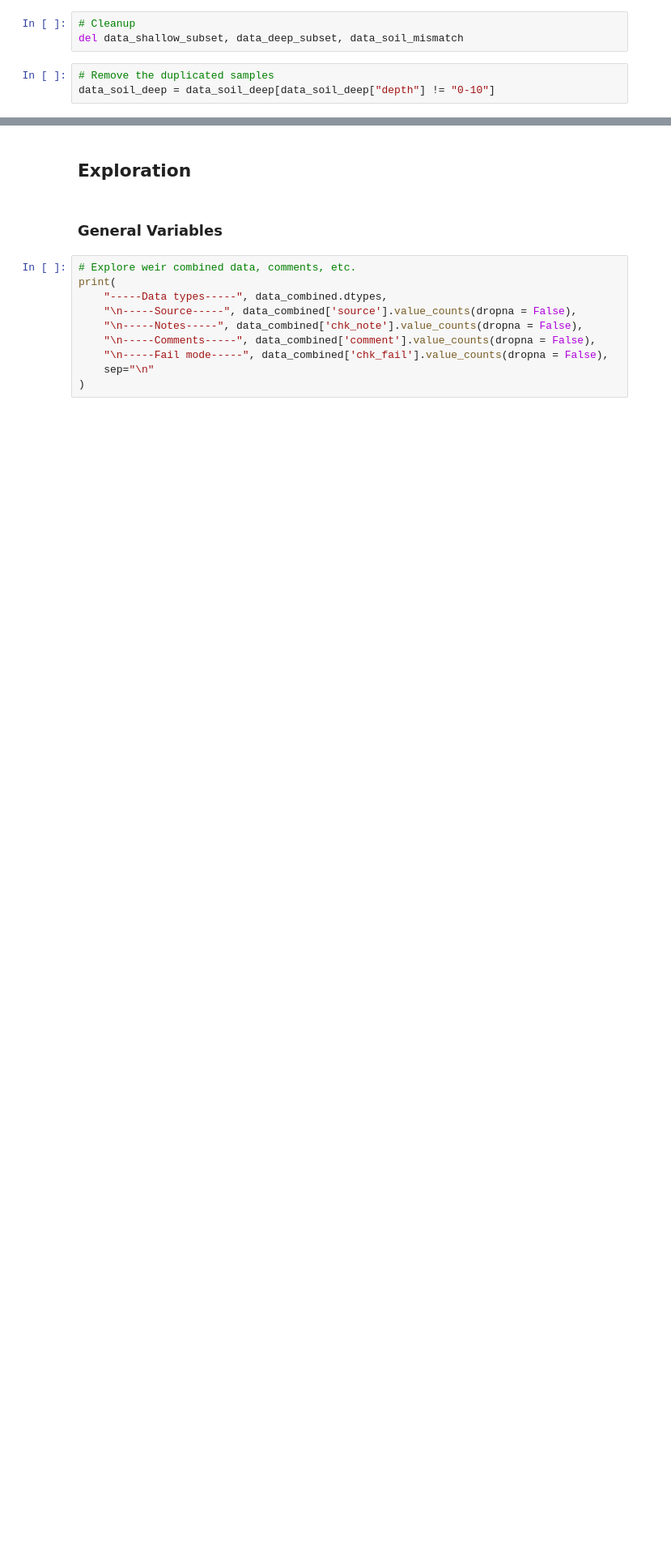
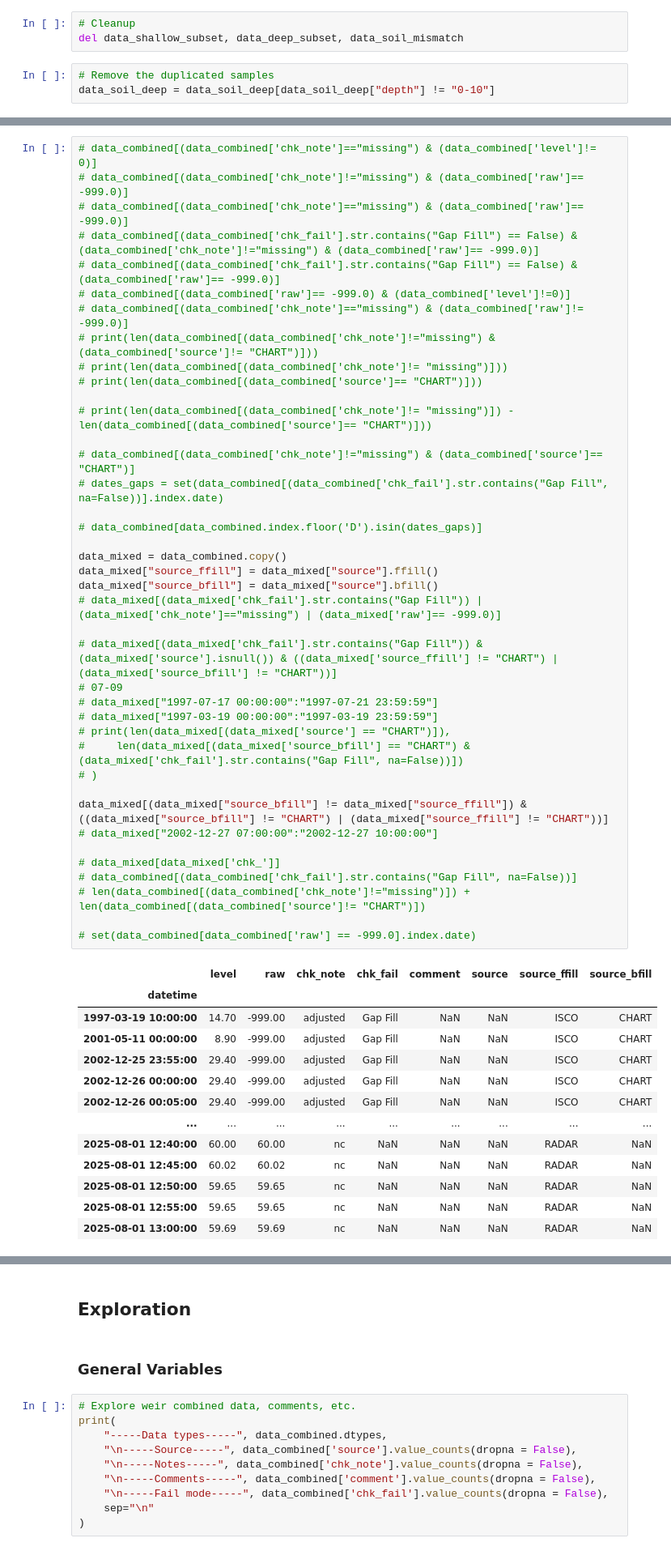
Before and after one commit to gmcginnis/info-698-capstone, a Jupyter notebook: 01_eda.ipynb, the cells around one changed output, grey strips where cells are left out. Shown at 81% size. Saved outputs shown, nothing was run; the diff lists cells and outputs as text; blank space fills up the shorter version.

```diff
--- a/01_eda.ipynb
+++ b/01_eda.ipynb
@@ -371,0 +581,54 @@ data_soil_deep = data_soil_deep[data_soil_deep["depth"] != "0-10"]
+# %%
+# data_combined[(data_combined['chk_note']=="missing") & (data_combined['level']!= 0)]
+# data_combined[(data_combined['chk_note']!="missing") & (data_combined['raw']== -999.0)]
+# data_combined[(data_combined['chk_note']=="missing") & (data_combined['raw']== -999.0)]
+# data_combined[(data_combined['chk_fail'].str.contains("Gap Fill") == False) & (data_combined['chk_note']!="missing") & (data_combined['raw']== -999.0)]
+# data_combined[(data_combined['chk_fail'].str.contains("Gap Fill") == False) & (data_combined['raw']== -999.0)]
+# data_combined[(data_combined['raw']== -999.0) & (data_combined['level']!=0)]
+# data_combined[(data_combined['chk_note']=="missing") & (data_combined['raw']!= -999.0)]
+# print(len(data_combined[(data_combined['chk_note']!="missing") & (data_combined['source']!= "CHART")]))
+# print(len(data_combined[(data_combined['chk_note']!= "missing")]))
+# print(len(data_combined[(data_combined['source']== "CHART")]))
+
+# print(len(data_combined[(data_combined['chk_note']!= "missing")]) - len(data_combined[(data_combined['source']== "CHART")]))
+
+# data_combined[(data_combined['chk_note']!="missing") & (data_combined['source']== "CHART")]
+# dates_gaps = set(data_combined[(data_combined['chk_fail'].str.contains("Gap Fill", na=False))].index.date)
+
+# data_combined[data_combined.index.floor('D').isin(dates_gaps)]
+
+data_mixed = data_combined.copy()
+data_mixed["source_ffill"] = data_mixed["source"].ffill()
+data_mixed["source_bfill"] = data_mixed["source"].bfill()
+# data_mixed[(data_mixed['chk_fail'].str.contains("Gap Fill")) | (data_mixed['chk_note']=="missing") | (data_mixed['raw']== -999.0)]
+
+# data_mixed[(data_mixed['chk_fail'].str.contains("Gap Fill")) & (data_mixed['source'].isnull()) & ((data_mixed['source_ffill'] != "CHART") | (data_mixed['source_bfill'] != "CHART"))]
+# 07-09
+# data_mixed["1997-07-17 00:00:00":"1997-07-21 23:59:59"]
+# data_mixed["1997-03-19 00:00:00":"1997-03-19 23:59:59"]
+# print(len(data_mixed[(data_mixed['source'] == "CHART")]),
+#     len(data_mixed[(data_mixed['source_bfill'] == "CHART") & (data_mixed['chk_fail'].str.contains("Gap Fill", na=False))])
+# )
+
+data_mixed[(data_mixed["source_bfill"] != data_mixed["source_ffill"]) & ((data_mixed["source_bfill"] != "CHART") | (data_mixed["source_ffill"] != "CHART"))]
+# data_mixed["2002-12-27 07:00:00":"2002-12-27 10:00:00"]
+
+# data_mixed[data_mixed['chk_']]
+# data_combined[(data_combined['chk_fail'].str.contains("Gap Fill", na=False))]
+# len(data_combined[(data_combined['chk_note']!="missing")]) + len(data_combined[(data_combined['source']!= "CHART")])
+
+# set(data_combined[data_combined['raw'] == -999.0].index.date)
+# %% [output]
+|  | level | raw | chk_note | chk_fail | comment | source | source_ffill | source_bfill |
+| datetime |  |  |  |  |  |  |  |  |
+| 1997-03-19 10:00:00 | 14.70 | -999.00 | adjusted | Gap Fill | NaN | NaN | ISCO | CHART |
+| 2001-05-11 00:00:00 | 8.90 | -999.00 | adjusted | Gap Fill | NaN | NaN | ISCO | CHART |
+| 2002-12-25 23:55:00 | 29.40 | -999.00 | adjusted | Gap Fill | NaN | NaN | ISCO | CHART |
+| 2002-12-26 00:00:00 | 29.40 | -999.00 | adjusted | Gap Fill | NaN | NaN | ISCO | CHART |
+| 2002-12-26 00:05:00 | 29.40 | -999.00 | adjusted | Gap Fill | NaN | NaN | ISCO | CHART |
+| ... | ... | ... | ... | ... | ... | ... | ... | ... |
+| 2025-08-01 12:40:00 | 60.00 | 60.00 | nc | NaN | NaN | NaN | RADAR | NaN |
+| 2025-08-01 12:45:00 | 60.02 | 60.02 | nc | NaN | NaN | NaN | RADAR | NaN |
+| 2025-08-01 12:50:00 | 59.65 | 59.65 | nc | NaN | NaN | NaN | RADAR | NaN |
+| 2025-08-01 12:55:00 | 59.65 | 59.65 | nc | NaN | NaN | NaN | RADAR | NaN |
+| 2025-08-01 13:00:00 | 59.69 | 59.69 | nc | NaN | NaN | NaN | RADAR | NaN |
```
Also changed, not shown: parts of 27 cells of this notebook.
